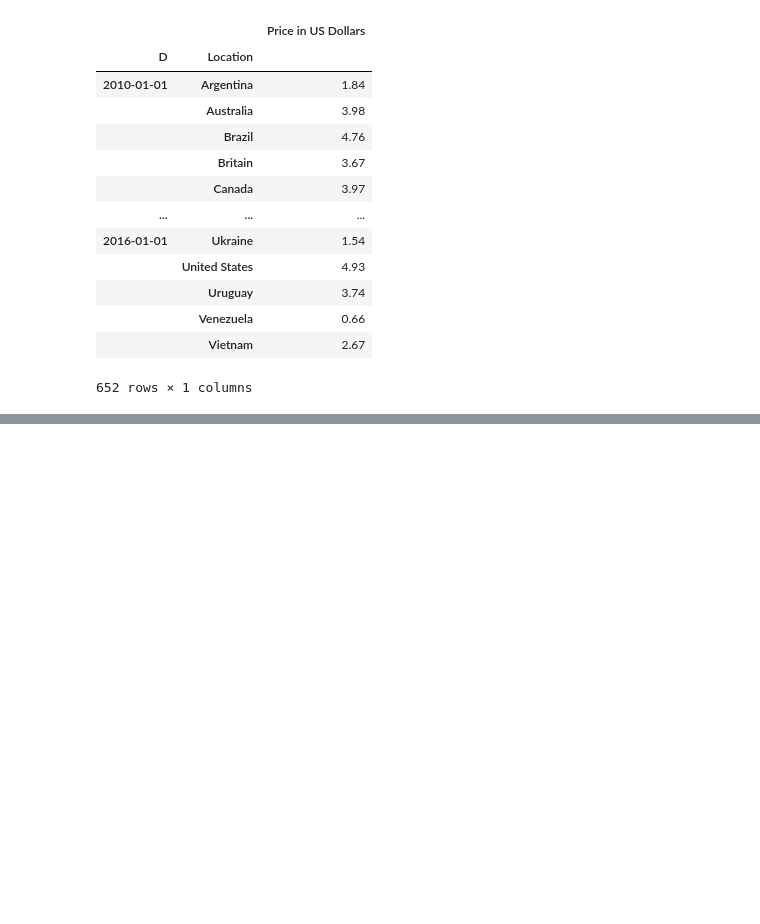
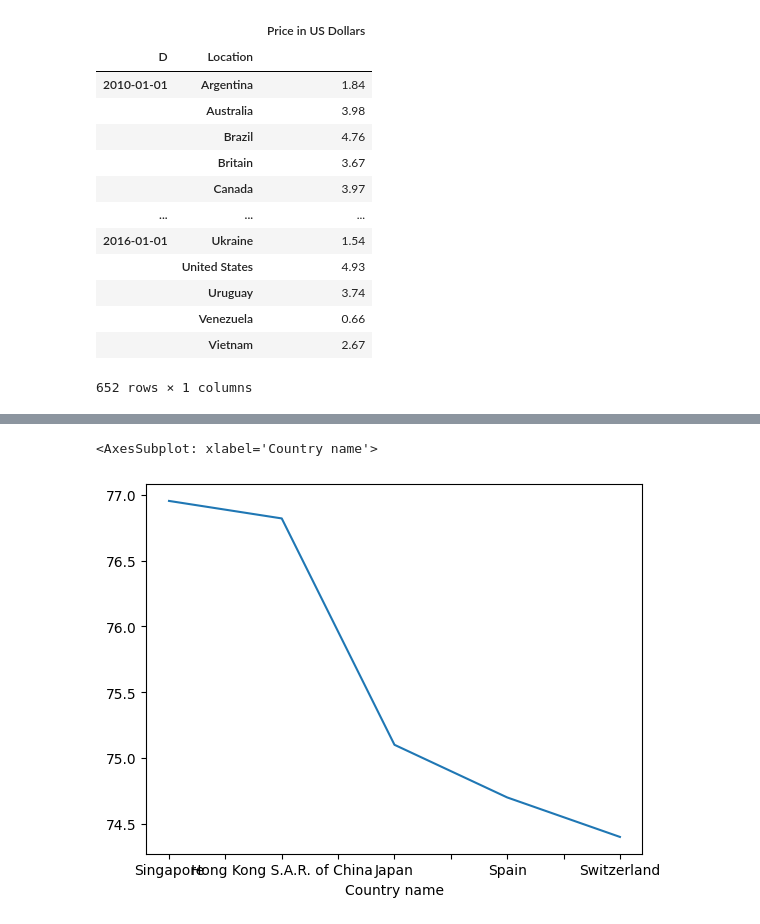
Before and after one commit to domangga/jupyter_notebook_1-99, a Jupyter notebook: 24강.ipynb, the cells around one changed output, grey strips where cells are left out. Saved outputs shown, nothing was run; the diff lists cells and outputs as text; code cells hidden in the pictures; blank space fills up the shorter version.

```diff
--- a/24강.ipynb
+++ b/24강.ipynb
@@ -737,0 +807,2 @@ bm
+# %%
+countries.set_index("Country name")["Healthy life expectancy"]
@@ -737,0 +823,5 @@ bm
+# %%
+countries.set_index("Country name")["Healthy life expectancy"].sort_values(ascending=False).head(5).plot()
+# %% [output]
+<AxesSubplot: xlabel='Country name'>
+[figure, added]
```
Also changed, not shown: parts of 32 cells of this notebook.
